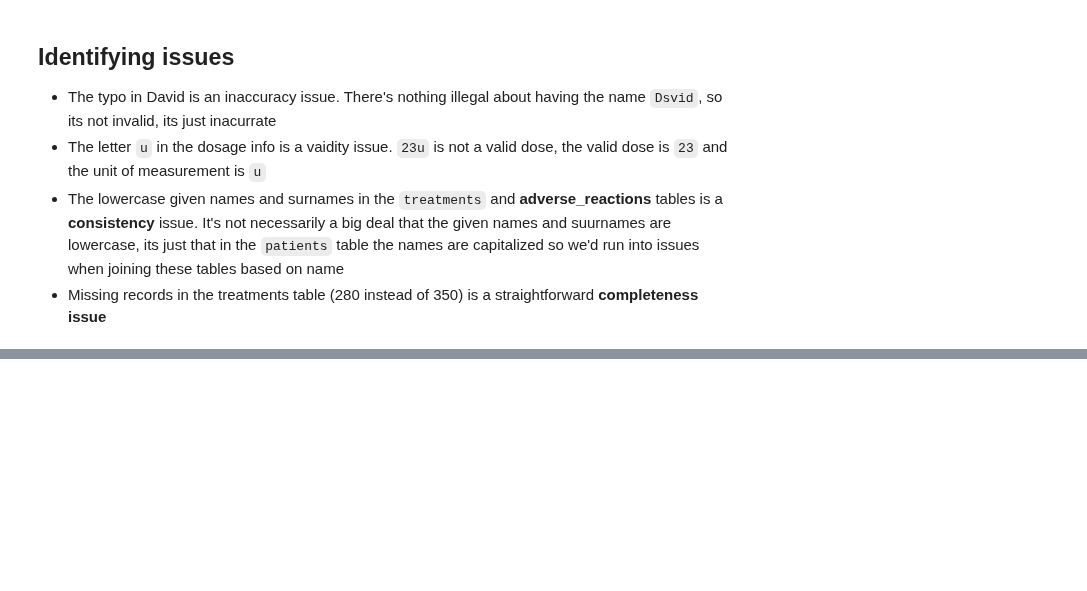
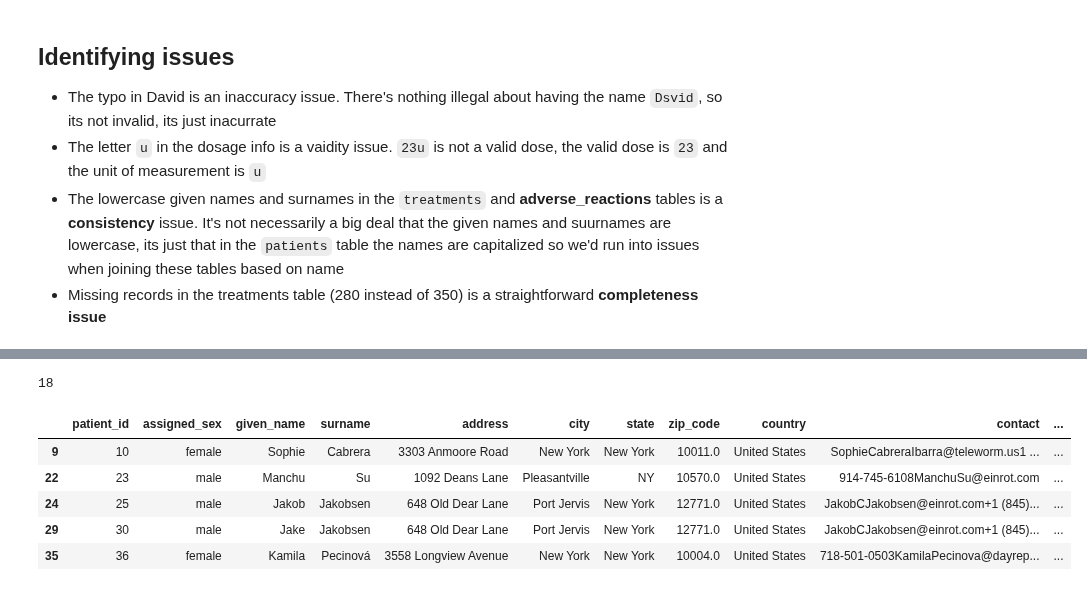
Before and after one commit to jumbamark/data_analysis, a Jupyter notebook: 3-data_wrangling/2-assessing/assessing_data.ipynb, the cells around one changed output, grey strips where cells are left out. Cells and saved outputs as stored; diff of their text form; code cells hidden in the pictures; blank space fills up the shorter version.

```diff
--- a/3-data_wrangling/2-assessing/assessing_data.ipynb
+++ b/3-data_wrangling/2-assessing/assessing_data.ipynb
@@ -309,0 +382,15 @@ Additional useful information:
+# %%
+# patients.style
+print(len(patients.loc[patients.city == "New York"]))
+# %% [output]
+18
+# %%
+# selecting the records in the patients table for patients that are from the city New York.
+patients.loc[(patients.state == "NY") | (patients['state'] == "New York")].head()
+# %% [output]
+|  | patient_id | assigned_sex | given_name | surname | address | city | state | zip_code | country | contact | ... |
+| 9 | 10 | female | Sophie | Cabrera | 3303 Anmoore Road | New York | New York | 10011.0 | United States | SophieCabreraIbarra@teleworm.us1 ... | ... |
+| 22 | 23 | male | Manchu | Su | 1092 Deans Lane | Pleasantville | NY | 10570.0 | United States | 914-745-6108ManchuSu@einrot.com | ... |
+| 24 | 25 | male | Jakob | Jakobsen | 648 Old Dear Lane | Port Jervis | New York | 12771.0 | United States | JakobCJakobsen@einrot.com+1 (845)... | ... |
+| 29 | 30 | male | Jake | Jakobsen | 648 Old Dear Lane | Port Jervis | New York | 12771.0 | United States | JakobCJakobsen@einrot.com+1 (845)... | ... |
+| 35 | 36 | female | Kamila | Pecinová | 3558 Longview Avenue | New York | New York | 10004.0 | United States | 718-501-0503KamilaPecinova@dayrep... | ... |
```
Also changed, not shown: parts of 14 cells of this notebook.
